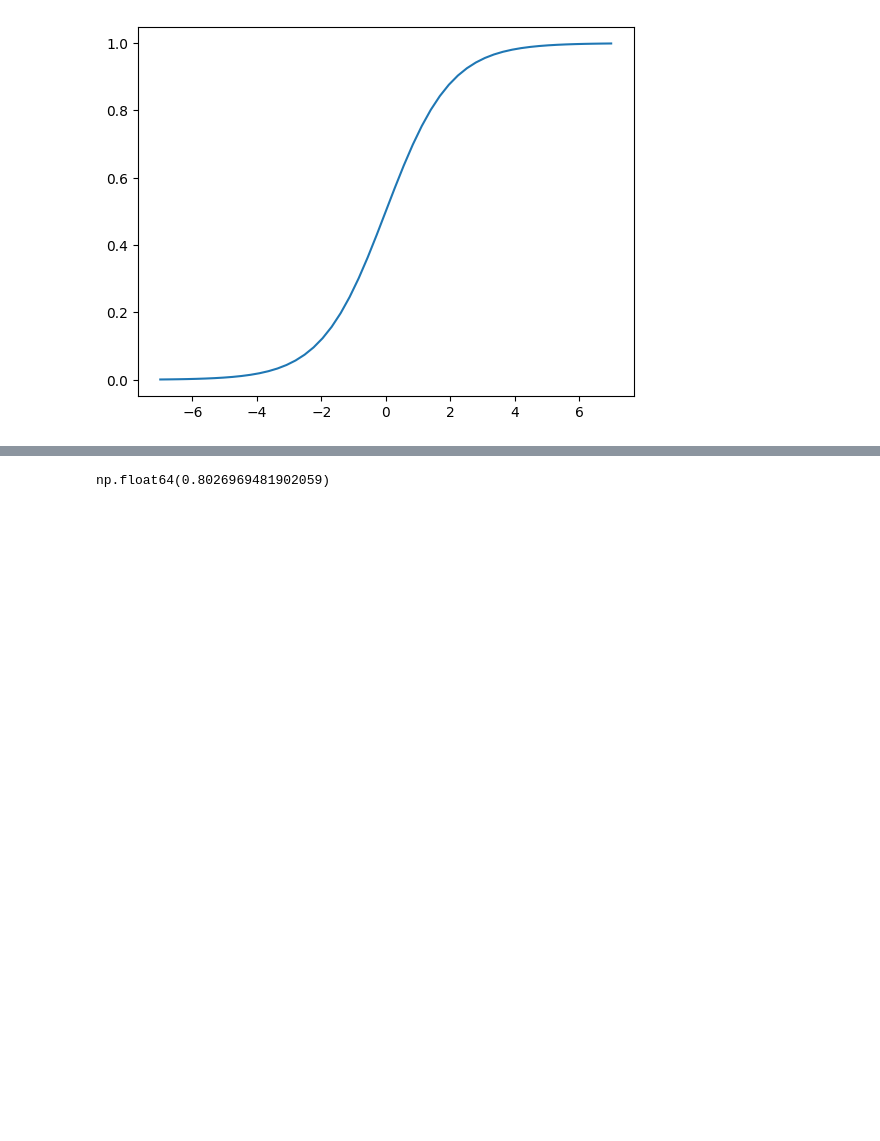
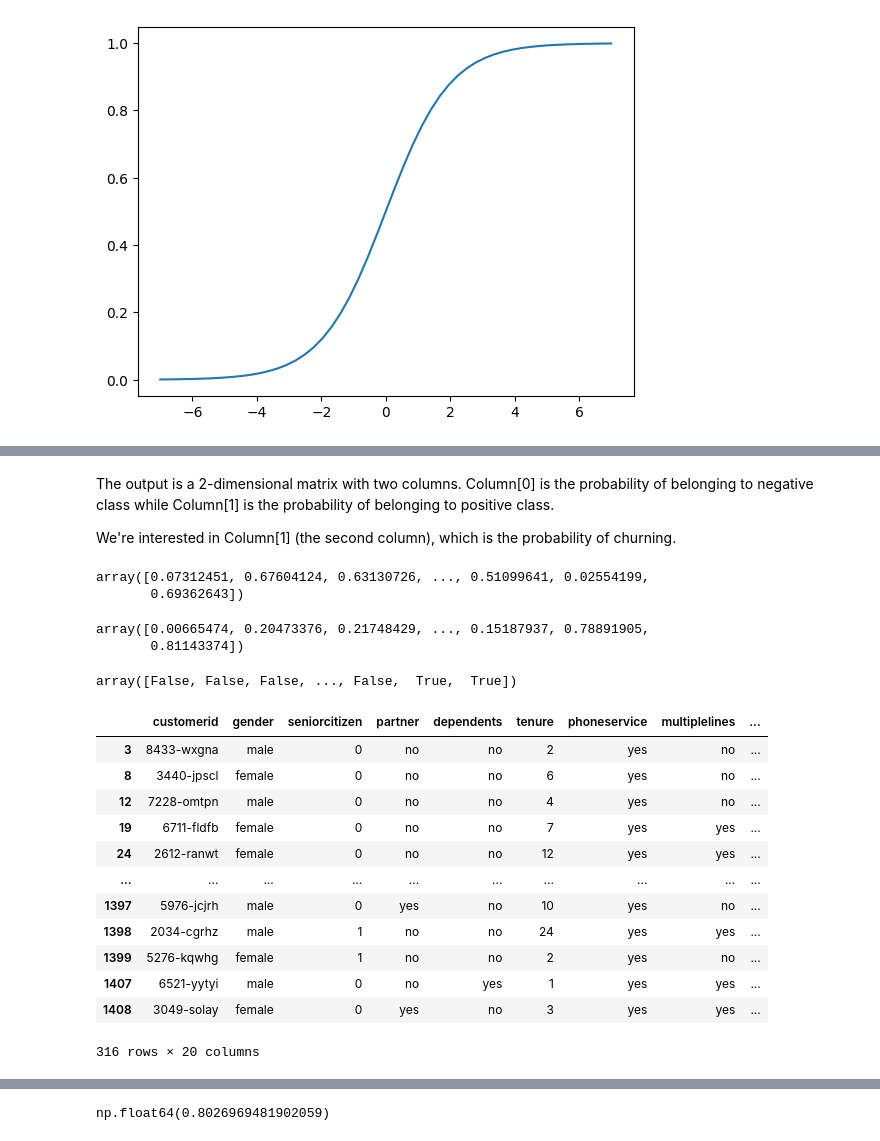
Before and after one commit to wanyingng/machine-learning-zoomcamp-2024, a Jupyter notebook: 03-classification/03-churn.ipynb, the cells around one changed output, grey strips where cells are left out. Saved outputs shown, nothing was run; the diff lists cells and outputs as text; code cells hidden in the pictures; blank space fills up the shorter version.

```diff
--- a/03-classification/03-churn.ipynb
+++ b/03-classification/03-churn.ipynb
@@ -1307,7 +1382,9 @@ def logistic_regression(xi):
 from sklearn.linear_model import LogisticRegression
 # %%
-model = LogisticRegression(solver='lbfgs')
+model = LogisticRegression(solver='lbfgs', max_iter=3000)
 # solver='lbfgs' is the default solver in newer version of sklearn
 # for older versions, you need to specify it explicitly
+
+# Use fit(x, y) function to train the model
 model.fit(X_train, y_train)
 # %% [output]
@@ -1335,4 +1423,40 @@ array([ 0.479, -0.176, -0.411, -0.028, -0.079,  0.063, -0.087, -0.082,
+# %% [markdown]
+The output is a 2-dimensional matrix with two columns. Column[0] is the probability of belonging to negative class while Column[1] is the probability of belonging to positive class.
+
+We're interested in Column[1] (the second column), which is the probability of churning.
+# %%
+# Take the column[1] (second column) of these soft predictions
+model.predict_proba(X_train)[:, 1]
+# %% [output]
+array([0.07312451, 0.67604124, 0.63130726, ..., 0.51099641, 0.02554199,
+       0.69362643])
 # %%
+# Do the same for validation set
 y_pred = model.predict_proba(X_val)[:, 1]
+y_pred
+# %% [output]
+array([0.00665474, 0.20473376, 0.21748429, ..., 0.15187937, 0.78891905,
+       0.81143374])
 # %%
+# Make the hard decision for value above/below a certain threshold
 churn_decision = (y_pred >= 0.5)
+churn_decision
+# %% [output]
+array([False, False, False, ..., False,  True,  True])
+# %%
+# Select all the customers that we think are going to churn
+df_val[churn_decision]
+# %% [output]
+|  | customerid | gender | seniorcitizen | partner | dependents | tenure | phoneservice | multiplelines | ... |
+| 3 | 8433-wxgna | male | 0 | no | no | 2 | yes | no | ... |
+| 8 | 3440-jpscl | female | 0 | no | no | 6 | yes | no | ... |
+| 12 | 7228-omtpn | male | 0 | no | no | 4 | yes | no | ... |
+| 19 | 6711-fldfb | female | 0 | no | no | 7 | yes | yes | ... |
+| 24 | 2612-ranwt | female | 0 | no | no | 12 | yes | yes | ... |
+| ... | ... | ... | ... | ... | ... | ... | ... | ... | ... |
+| 1397 | 5976-jcjrh | male | 0 | yes | no | 10 | yes | no | ... |
+| 1398 | 2034-cgrhz | male | 1 | no | no | 24 | yes | yes | ... |
+| 1399 | 5276-kqwhg | female | 1 | no | no | 2 | yes | no | ... |
+| 1407 | 6521-yytyi | male | 0 | no | yes | 1 | yes | yes | ... |
+| 1408 | 3049-solay | female | 0 | yes | no | 3 | yes | yes | ... |
+316 rows × 20 columns
```
Also changed, not shown: parts of 78 cells of this notebook.
